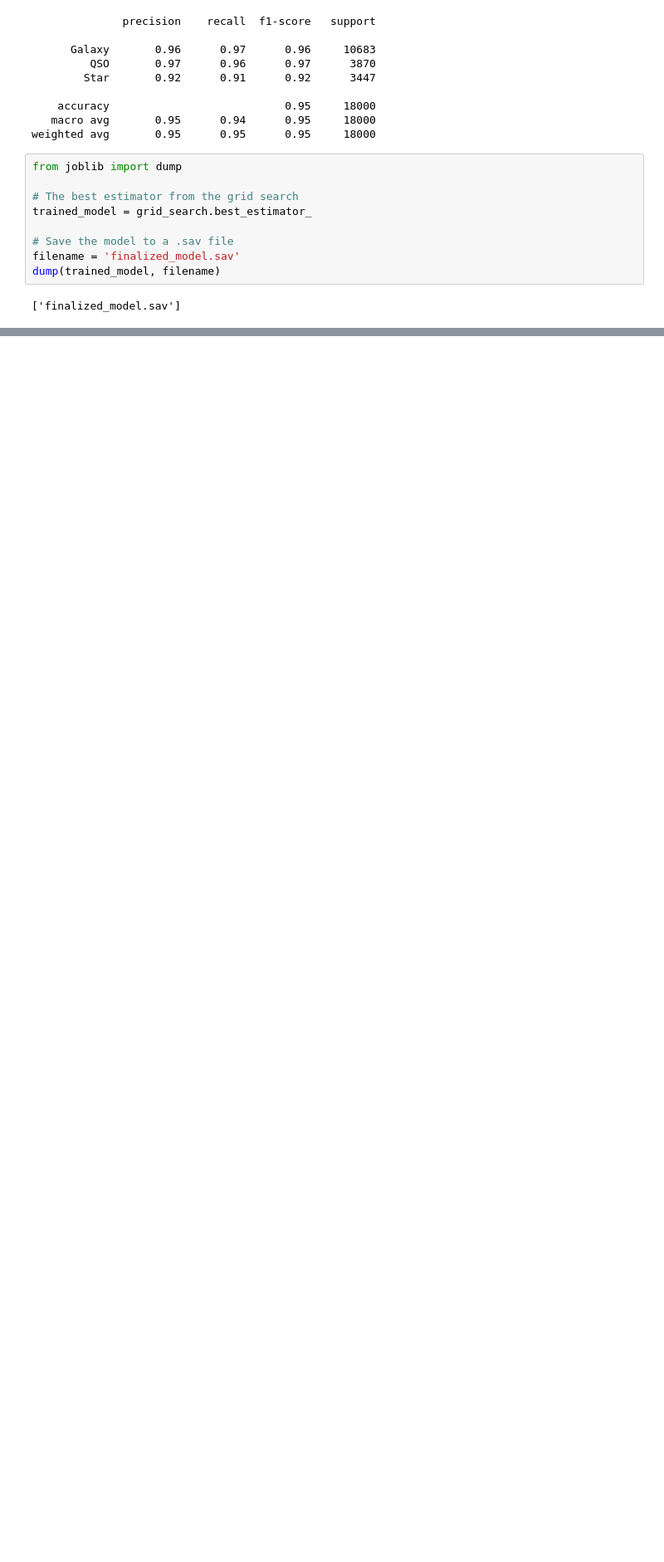
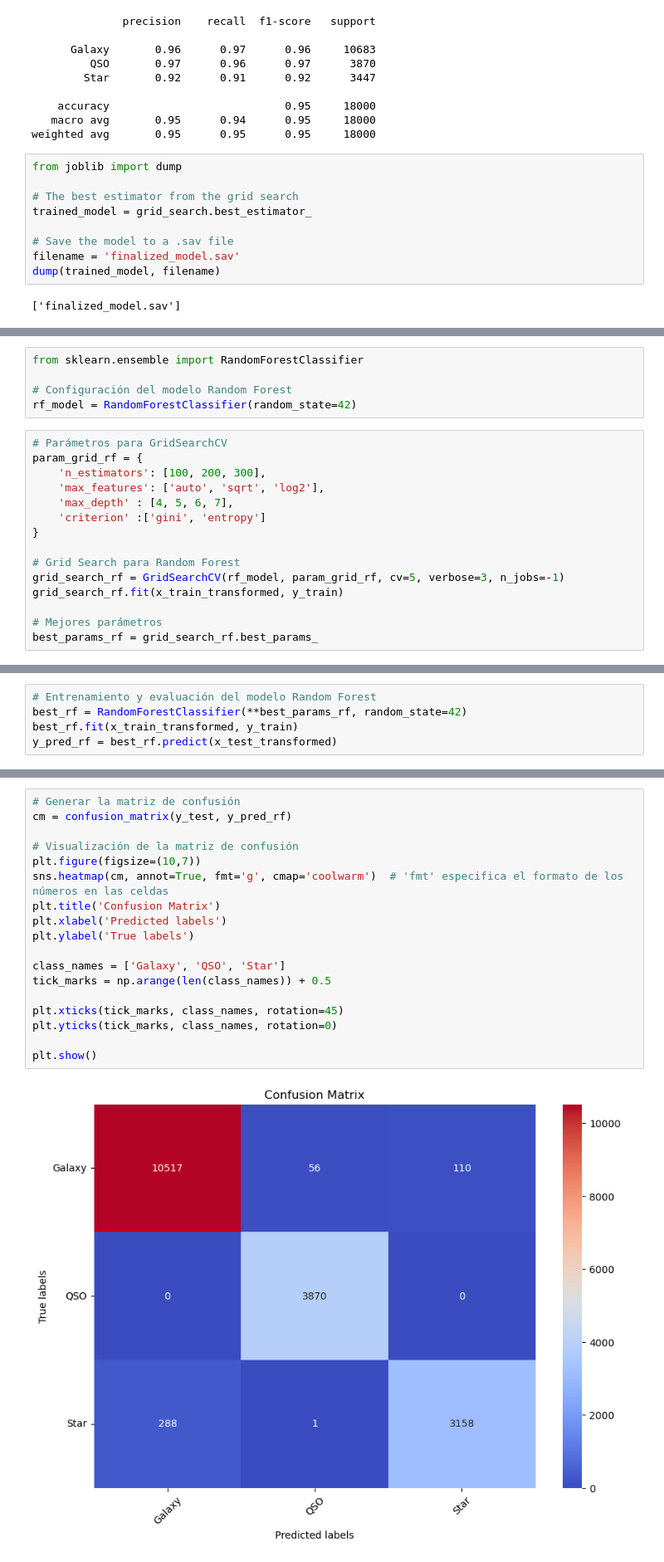
Before and after one commit to Torrescayo/ML_MIC, a Jupyter notebook: Star_classification_06_11.ipynb, the cells around one changed output, grey strips where cells are left out. Shown at 83% size. Cells and saved outputs as stored; diff of their text form; blank space fills up the shorter version.

```diff
--- a/Star_classification_06_11.ipynb
+++ b/Star_classification_06_11.ipynb
@@ -515,0 +613,20 @@ dump(trained_model, filename)
+# %%
+from sklearn.ensemble import RandomForestClassifier
+
+# Configuración del modelo Random Forest
+rf_model = RandomForestClassifier(random_state=42)
+# %%
+# Parámetros para GridSearchCV
+param_grid_rf = {
+    'n_estimators': [100, 200, 300],
+    'max_features': ['auto', 'sqrt', 'log2'],
+    'max_depth' : [4, 5, 6, 7],
+    'criterion' :['gini', 'entropy']
+}
+
+# Grid Search para Random Forest
+grid_search_rf = GridSearchCV(rf_model, param_grid_rf, cv=5, verbose=3, n_jobs=-1)
+grid_search_rf.fit(x_train_transformed, y_train)
+
+# Mejores parámetros
+best_params_rf = grid_search_rf.best_params_
@@ -515,0 +691,5 @@ dump(trained_model, filename)
+# %%
+# Entrenamiento y evaluación del modelo Random Forest
+best_rf = RandomForestClassifier(**best_params_rf, random_state=42)
+best_rf.fit(x_train_transformed, y_train)
+y_pred_rf = best_rf.predict(x_test_transformed)
@@ -515,0 +725,20 @@ dump(trained_model, filename)
+# %%
+# Generar la matriz de confusión
+cm = confusion_matrix(y_test, y_pred_rf)
+
+# Visualización de la matriz de confusión
+plt.figure(figsize=(10,7))
+sns.heatmap(cm, annot=True, fmt='g', cmap='coolwarm')  # 'fmt' especifica el formato de los números en las celdas
+plt.title('Confusion Matrix')
+plt.xlabel('Predicted labels')
+plt.ylabel('True labels')
+
+class_names = ['Galaxy', 'QSO', 'Star']
+tick_marks = np.arange(len(class_names)) + 0.5
+
+plt.xticks(tick_marks, class_names, rotation=45)
+plt.yticks(tick_marks, class_names, rotation=0)
+
+plt.show()
+# %% [output]
+[figure, added]
```
Also changed, not shown: parts of 14 cells of this notebook.
